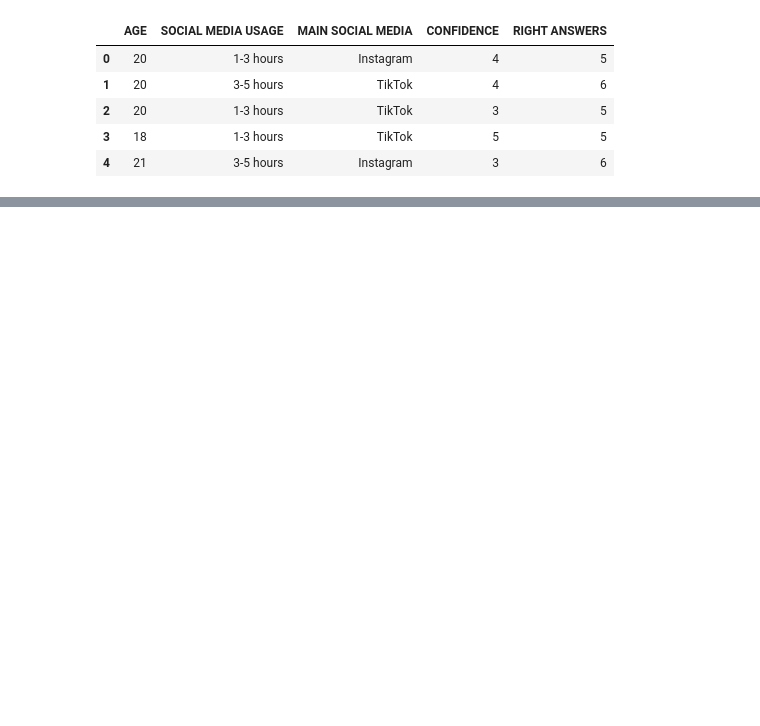
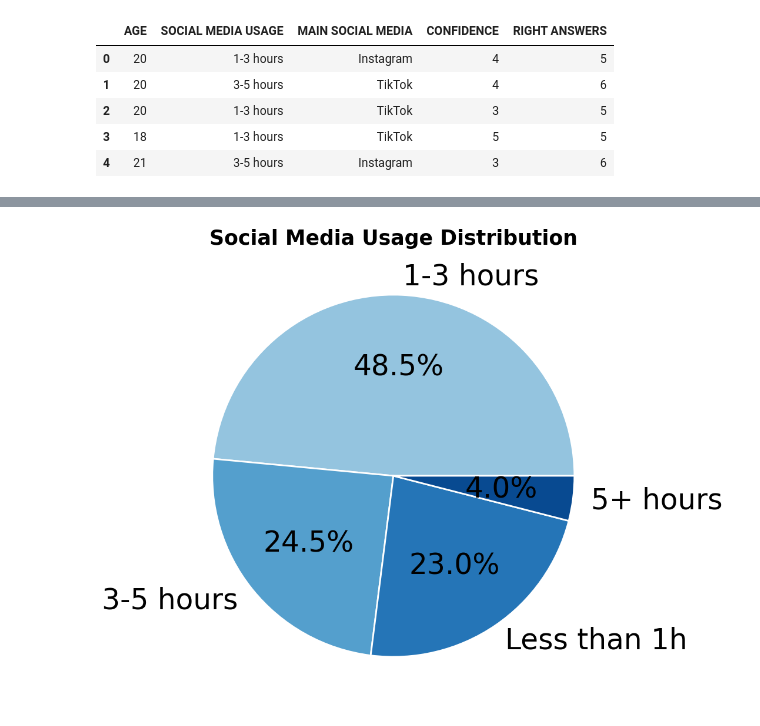
Before and after one commit to Teodor276/fcss_ai-perc_vs_age, a Jupyter notebook: analysis.ipynb, the cells around one changed output, grey strips where cells are left out. Saved outputs shown, nothing was run; the diff lists cells and outputs as text; code cells hidden in the pictures; blank space fills up the shorter version.

```diff
--- a/analysis.ipynb
+++ b/analysis.ipynb
@@ -129,3 +128,22 @@ const           1.3026      0.222      5.863      0.000       0.867       1.738
 AGE            -0.0173      0.004     -4.231      0.000      -0.025      -0.009
 USAGE_HOURS     0.0139      0.047      0.295      0.768      -0.079       0.106
 ===============================================================================
+# %%
+usage_counts = df["SOCIAL MEDIA USAGE"].value_counts()
+colors = plt.cm.Blues(np.linspace(0.4, 0.9, len(usage_counts)))
+
+plt.figure(figsize=(10, 10))
+
+plt.pie(usage_counts,
+        labels=usage_counts.index,
+        autopct='%1.1f%%',
+        colors=colors,
+        textprops={'fontsize': 35, 'color': 'black'},
+        wedgeprops={"edgecolor": "white", 'linewidth': 2}
+       )
+plt.title("Social Media Usage Distribution",fontweight="bold", fontsize=25)
+
+
+plt.show()
+# %% [output]
+[figure, added]
```
Also changed, not shown: parts of 5 cells of this notebook.
